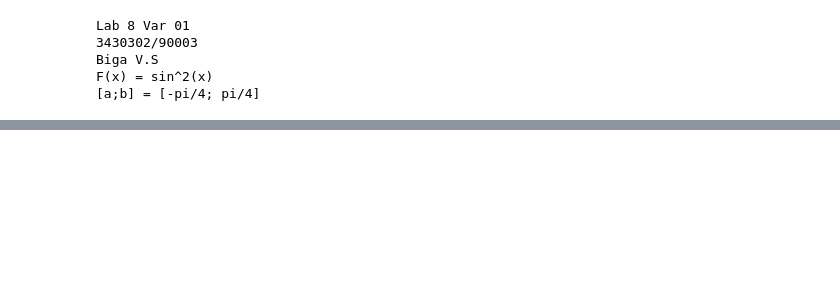
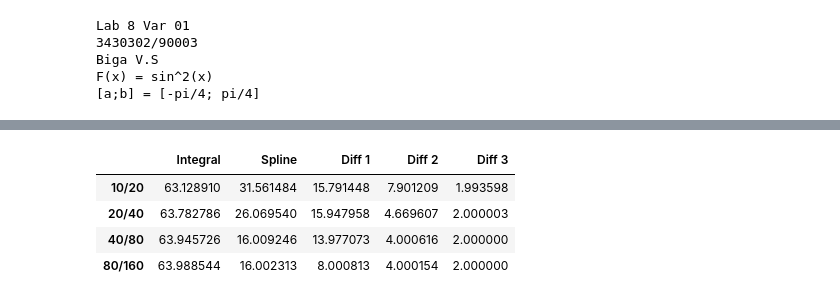
Before and after one commit to Katafotic/Numerical_Methods, a Jupyter notebook: Lab8/Lab8_Var01.ipynb, the cells around one changed output, grey strips where cells are left out. Cells and saved outputs as stored; diff of their text form; code cells hidden in the pictures; blank space fills up the shorter version.

```diff
--- a/Lab8/Lab8_Var01.ipynb
+++ b/Lab8/Lab8_Var01.ipynb
@@ -131,0 +172,17 @@ for N in number_partions:
+# %%
+estimate_analys = {}
+for i in range(len(number_partions)):
+    estimate_analys['Integral'] = [max_error_Integral[i]/max_error_Integral[i + 1] for i in range(len(number_partions) - 1)]
+    estimate_analys['Spline'] = [max_error_Spline[i]/max_error_Spline[i + 1] for i in range(len(number_partions) - 1)]
+    estimate_analys['Diff 1'] = [max_error_Diff_1[i]/max_error_Diff_1[i + 1] for i in range(len(number_partions) - 1)]
+    estimate_analys['Diff 2'] = [max_error_Diff_2[i]/max_error_Diff_2[i + 1] for i in range(len(number_partions) - 1)]
+    estimate_analys['Diff 3'] = [max_error_Diff_3[i]/max_error_Diff_3[i + 1] for i in range(len(number_partions) - 1)]
+index_list = [( str(number_partions[i]) + '/' + str(number_partions[i + 1]) ) for i in range(len(number_partions) - 1)]
+estimate_dataframe = pd.DataFrame(estimate_analys, index=index_list)
+display(HTML(estimate_dataframe.to_html()))
+# %% [output]
+|  | Integral | Spline | Diff 1 | Diff 2 | Diff 3 |
+| 10/20 | 63.128910 | 31.561484 | 15.791448 | 7.901209 | 1.993598 |
+| 20/40 | 63.782786 | 26.069540 | 15.947958 | 4.669607 | 2.000003 |
+| 40/80 | 63.945726 | 16.009246 | 13.977073 | 4.000616 | 2.000000 |
+| 80/160 | 63.988544 | 16.002313 | 8.000813 | 4.000154 | 2.000000 |
```
Also changed, not shown: parts of 3 cells of this notebook.
